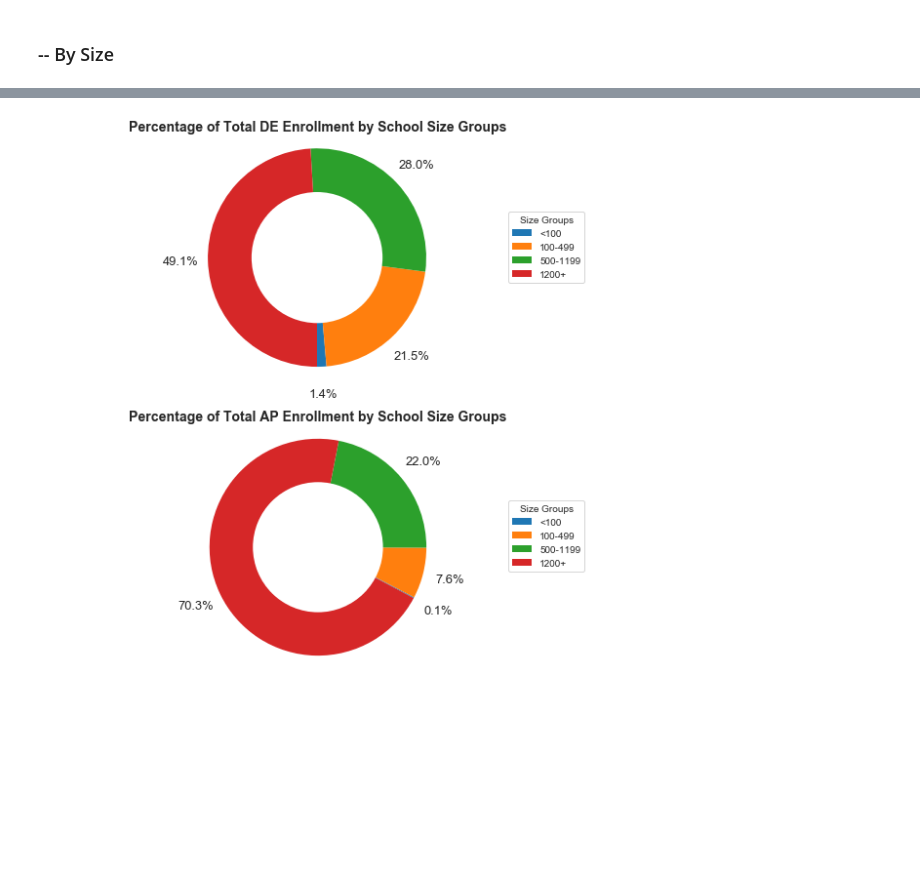
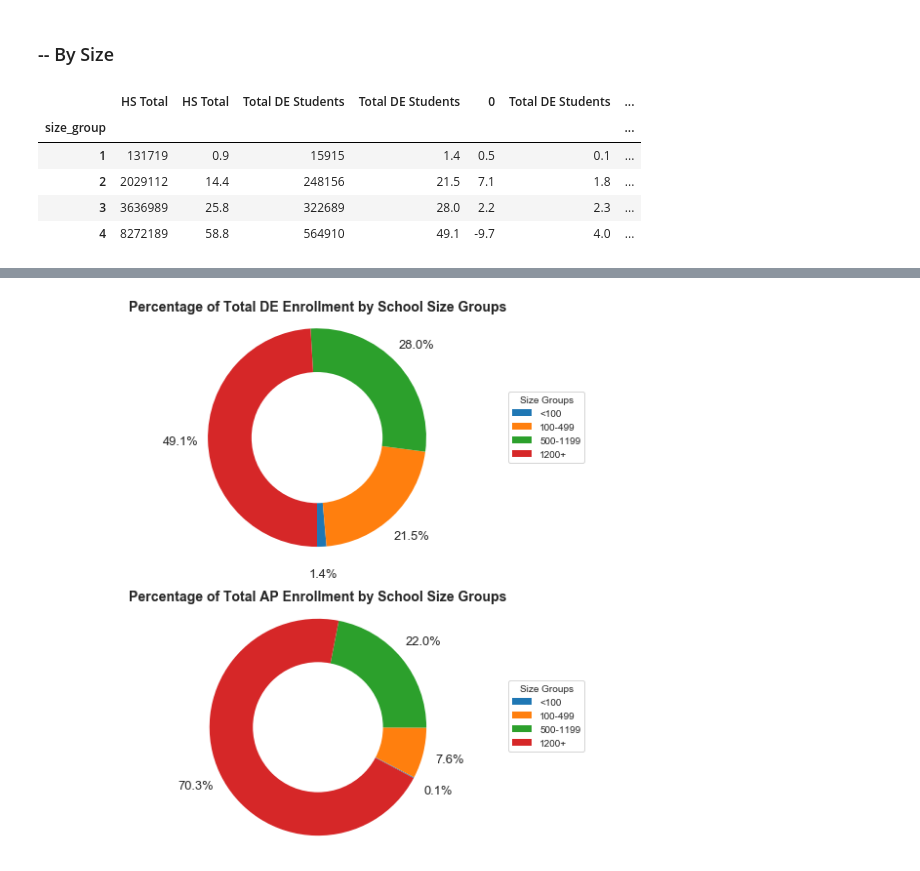
Before and after one commit to oconnoag/nacep_dual_enrollment_analysis, a Jupyter notebook: jupyter_notebooks/02_enrollment_analysis-Copy1.ipynb, the cells around one changed output, grey strips where cells are left out. Saved outputs shown, nothing was run; the diff lists cells and outputs as text; code cells hidden in the pictures; blank space fills up the shorter version.

```diff
--- a/jupyter_notebooks/02_enrollment_analysis-Copy1.ipynb
+++ b/jupyter_notebooks/02_enrollment_analysis-Copy1.ipynb
@@ -436,4 +434,37 @@ pd.DataFrame({'Total': [total_enrollment],
 # %% [markdown]
 ### -- By Size
+# %%
+def enrollment_compiler(dataset, groupby_col):
+
+    # These are used for calculating Ratios, Gaps, and Participation Rates
+    hs_total = dataset['hs_total_enrollment'].sum()
+    de_total = dataset['de_total_enrollment'].sum()
+    ap_total = dataset['ap_total_enrollment'].sum()
+
+    # Used to substantiate the DataFrame
+    hs_total_enrolls = dataset.groupby(groupby_col)['hs_total_enrollment'].sum().rename('HS Total') # Based on the Averager Function
+    hs_pcts = round(hs_total_enrolls / hs_total * 100, 1)
+
+    de_total_enrolls = dataset.groupby(groupby_col)['de_total_enrollment'].sum().rename('Total DE Students')
+    de_pcts = round(de_total_enrolls / de_total * 100, 1)
+    de_gap = de_pcts - hs_pcts
+    de_participation = round(de_total_enrolls / hs_total * 100, 1)
+
+    ap_total_enrolls = dataset.groupby(groupby_col)['ap_total_enrollment'].sum().rename('Total AP Students')
+    ap_pcts = round(ap_total_enrolls / ap_total * 100, 1)
+    ap_gap = ap_pcts - hs_pcts
+    ap_participation = round(ap_total_enrolls / hs_total * 100, 1)
+
+    return pd.concat([hs_total_enrolls, hs_pcts, de_total_enrolls, de_pcts, de_gap, de_participation,
+                      ap_total_enrolls, ap_pcts, ap_gap, ap_participation], axis = 1)
+
+enrollment_compiler(crdc_1516_cleaned, 'size_group')
+# %% [output]
+|  | HS Total | HS Total | Total DE Students | Total DE Students | 0 | Total DE Students | ... |
+| size_group |  |  |  |  |  |  | ... |
+| 1 | 131719 | 0.9 | 15915 | 1.4 | 0.5 | 0.1 | ... |
+| 2 | 2029112 | 14.4 | 248156 | 21.5 | 7.1 | 1.8 | ... |
+| 3 | 3636989 | 25.8 | 322689 | 28.0 | 2.2 | 2.3 | ... |
+| 4 | 8272189 | 58.8 | 564910 | 49.1 | -9.7 | 4.0 | ... |
 # %%
 size_total_enrollment = crdc_1516_cleaned.groupby('size_group')['total_enrollment'].sum().rename('Total')
```
Also changed, not shown: parts of 3 cells of this notebook.
